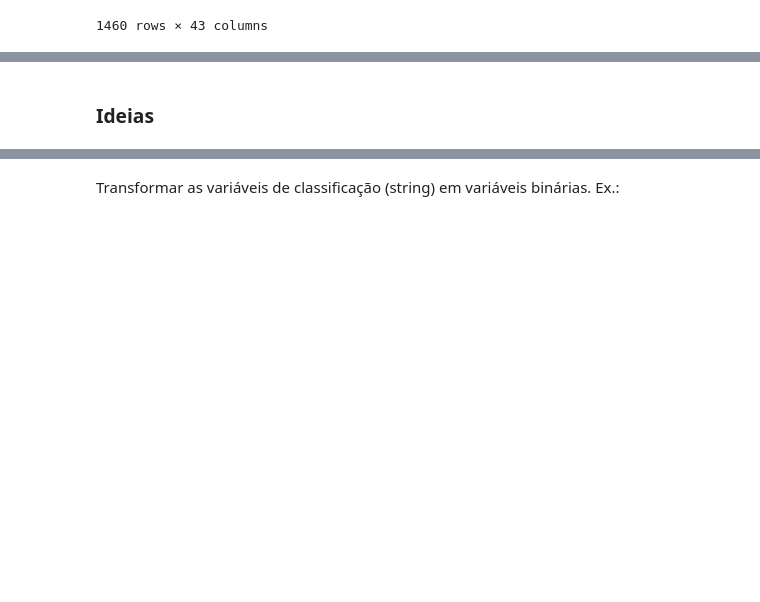
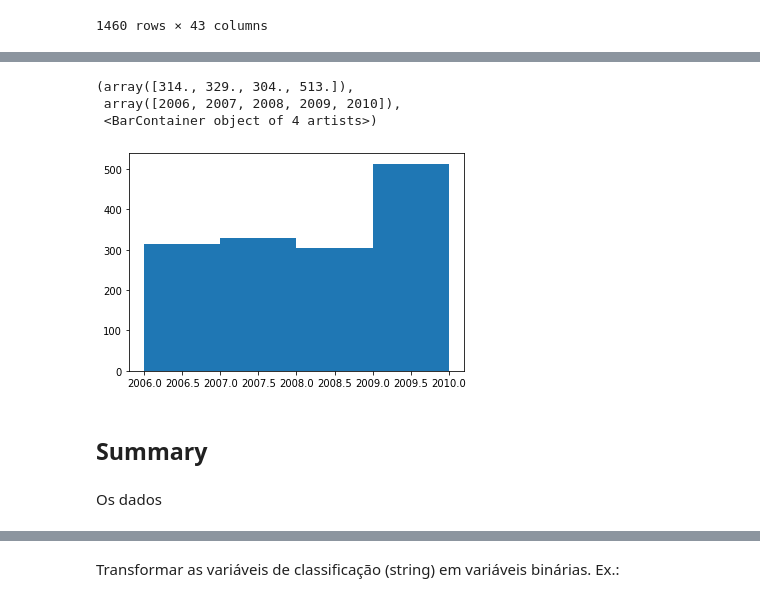
Before and after one commit to marcodeamicis/house_prices_regression, a Jupyter notebook: notebooks/initial_data_exploration_amicis.ipynb, the cells around one changed output, grey strips where cells are left out. Saved outputs shown, nothing was run; the diff lists cells and outputs as text; code cells hidden in the pictures; blank space fills up the shorter version.

```diff
--- a/notebooks/initial_data_exploration_amicis.ipynb
+++ b/notebooks/initial_data_exploration_amicis.ipynb
@@ -250,2 +261,11 @@ TypeError: ufunc 'true_divide' not supported for the input types, and the inputs
+# %%
+plt.hist(df['YrSold'], bins=list(range(2006, 2011)))
+# %% [output]
+(array([314., 329., 304., 513.]),
+ array([2006, 2007, 2008, 2009, 2010]),
+ <BarContainer object of 4 artists>)
+[figure, added]
 # %% [markdown]
-### Ideias
+## Summary
+# %% [markdown]
+Os dados
```
Also changed, not shown: parts of 13 cells of this notebook.
